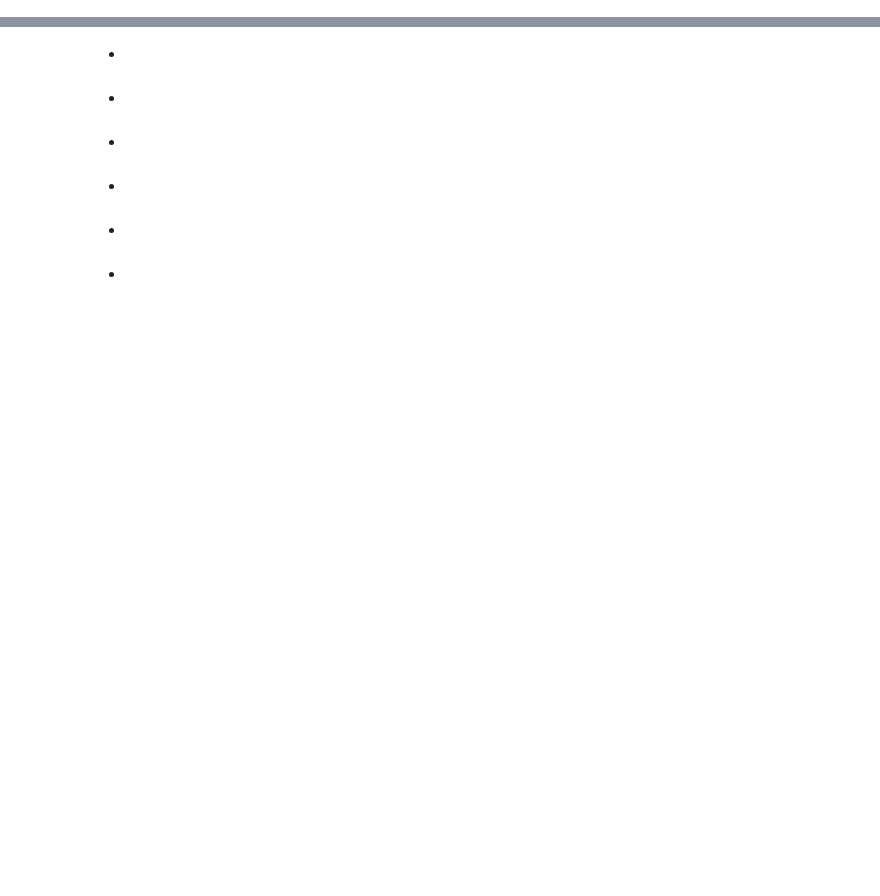
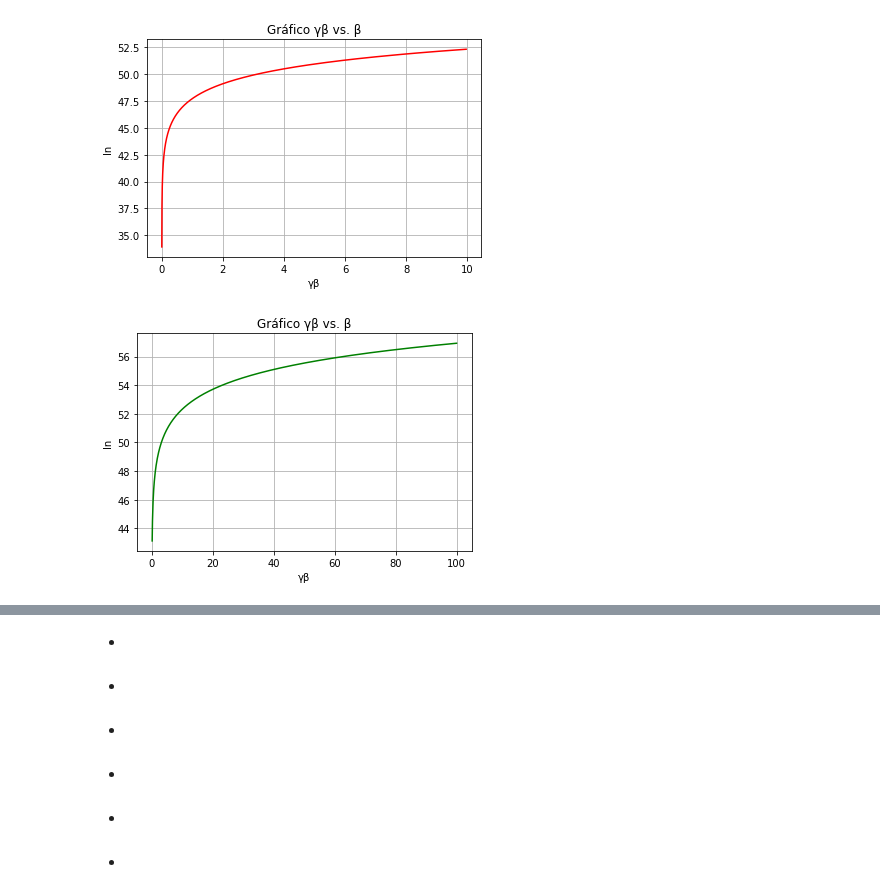
Before and after one commit to Edinaldobjr/aulas_de_python, a Jupyter notebook: Projeto1/edinaldo_projeto_1.ipynb, the cells around one changed output, grey strips where cells are left out. Cells and saved outputs as stored; diff of their text form; code cells hidden in the pictures; blank space fills up the shorter version.

```diff
--- a/Projeto1/edinaldo_projeto_1.ipynb
+++ b/Projeto1/edinaldo_projeto_1.ipynb
@@ -87,0 +63,21 @@ Com Beta = 0.6 temos Gamma = 1.25.
+# %%
+"""
+(5) Trace o argumento do log natural na equação de Bethe-Block em uma função de γβ.
+Faça o argumento ser uma nova função ln argument(). Para você: essa função deve
+aceitar β ou γ como um argumento, ou ambos, ou seu produto? Observe que pode ser
+muito difícil obter β com uma boa precisão a partir γ em baixas velocidades; o oposto
+é difícil em velocidades muito altas. Faça o gráfico para um intervalo de 0,1 a 100.
+"""
+def ln_argument(gama_beta):
+    ln = math.log((2 * m_e * c**2 * gama_beta**2)/I)
+    return ln
+
+gama_beta2 = np.linspace(0.1, 100, 1000)
+ln = [ln_argument(i) for i in gama_beta]
+ln2 = [ln_argument(i) for i in gama_beta_2]
+
+grafico(gama_beta, ln, 'r', 'Gráfico γβ vs. β', "γβ", "ln", True)
+grafico(gama_beta2, ln2, 'g', 'Gráfico γβ vs. β', "γβ", "ln", True)
+# %% [output]
+[figure, added]
+[figure, added]
```
Also changed, not shown: parts of 10 cells of this notebook.
